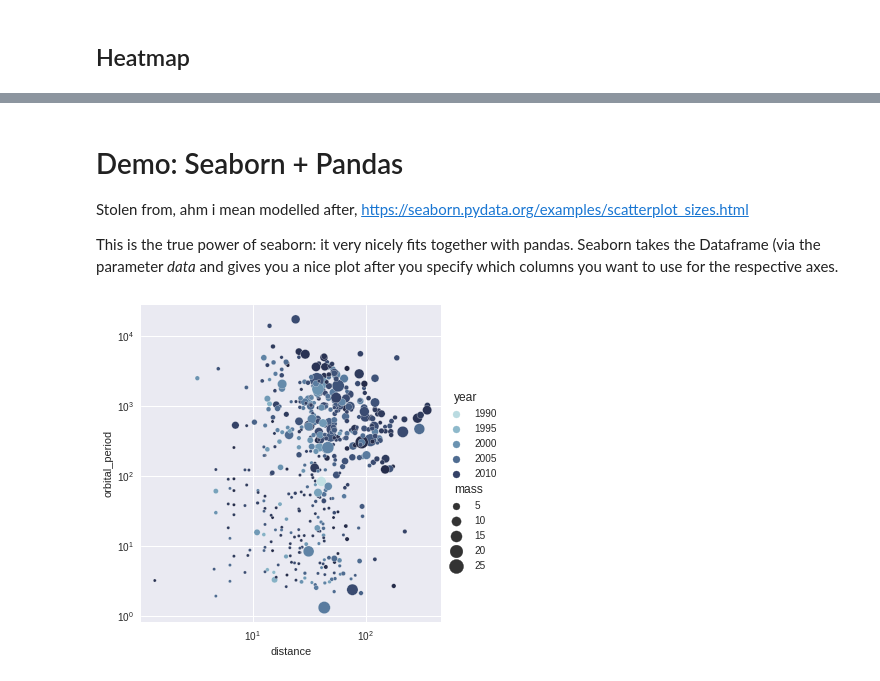
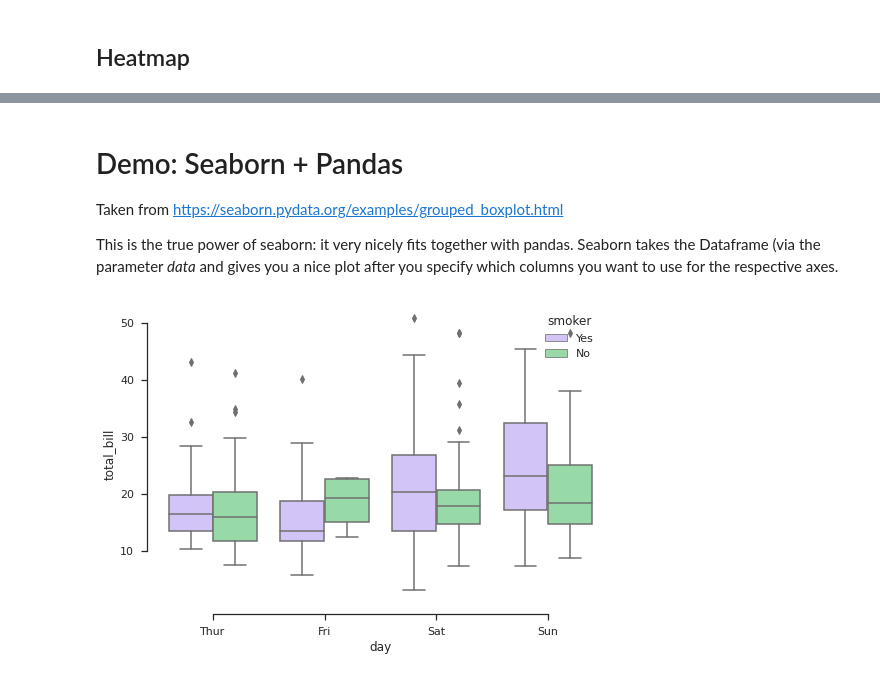
Before and after one commit to jcartus/PythonCourse, a Jupyter notebook: 05_PandasAndAndvancedPlotting.ipynb, the cells around one changed output, grey strips where cells are left out. Cells and saved outputs as stored; diff of their text form; code cells hidden in the pictures.

Commit message:
exchanged seaborn example

```diff
--- a/05_PandasAndAndvancedPlotting.ipynb
+++ b/05_PandasAndAndvancedPlotting.ipynb
@@ -227,26 +227,28 @@ cbar.set_label("Pearson coeff / 1", fontsize=18)
 # %% [markdown]
 # Demo: Seaborn + Pandas
-Stolen from, ahm i mean modelled after, https://seaborn.pydata.org/examples/scatterplot_sizes.html
+Taken from https://seaborn.pydata.org/examples/grouped_boxplot.html
 
 This is the true power of seaborn: it very nicely fits together with pandas. Seaborn takes the Dataframe (via the parameter _data_ and gives you a nice plot after you specify which columns you want to use for the respective axes.
-# %%
-# Load the example planets dataset
-planets = sb.load_dataset("planets")
-# %%
-
-
-# this is the colormap we will use
-cmap = sb.cubehelix_palette(rot=-.2, as_cmap=True)
-
-# do the plotting
-g = sb.relplot(
-    data=planets,
-    x="distance", y="orbital_period",
-    hue="year", size="mass",
-    palette=cmap, sizes=(10, 200),
-)
-
-# change the axis to be logarithmic
-g.set(xscale="log", yscale="log");
-# %% [output]
-[figure, removed]
+# %%
+sb.set_theme(style="ticks", palette="pastel")
+
+# Load the example tips dataset
+df_tips = sb.load_dataset("tips")
+
+# Draw a nested boxplot to show bills by day and time
+sb.boxplot(
+
+    # the dataframe whose data you want to visualize
+    data=df_tips,
+
+    # all the columns from the dataframe you want to visualize
+    x="day",
+    y="total_bill",
+    hue="smoker",
+    palette=["m", "g"],
+)
+
+# some cosmetics
+sb.despine(offset=10, trim=True)
+# %% [output]
+[figure, added]
```
Also changed, not shown: parts of 8 cells of this notebook.
